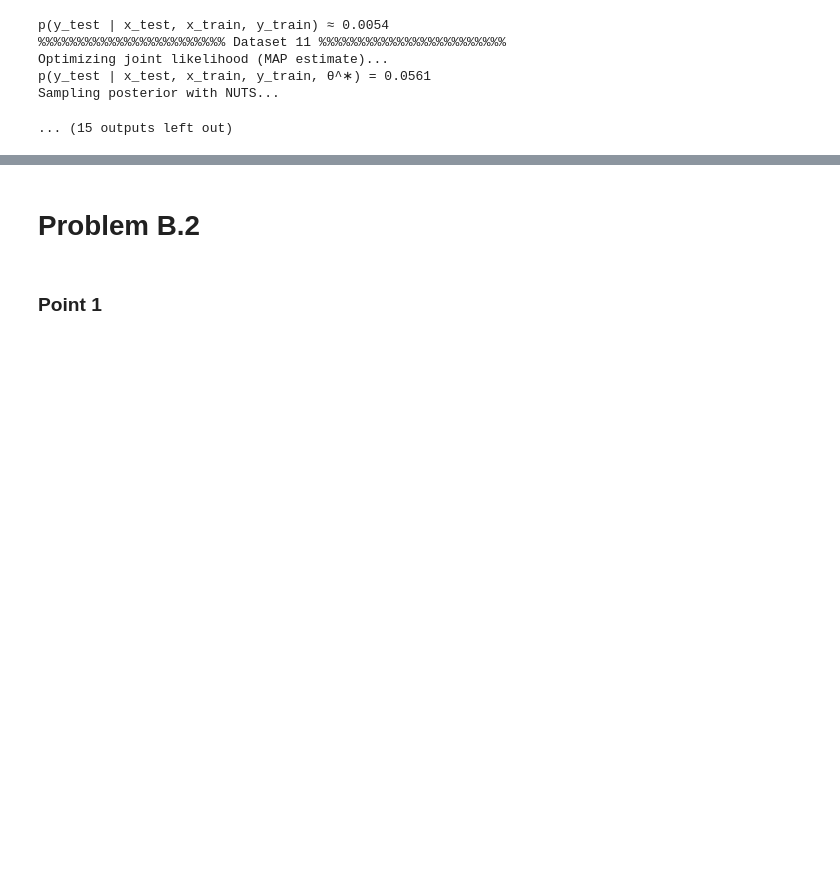
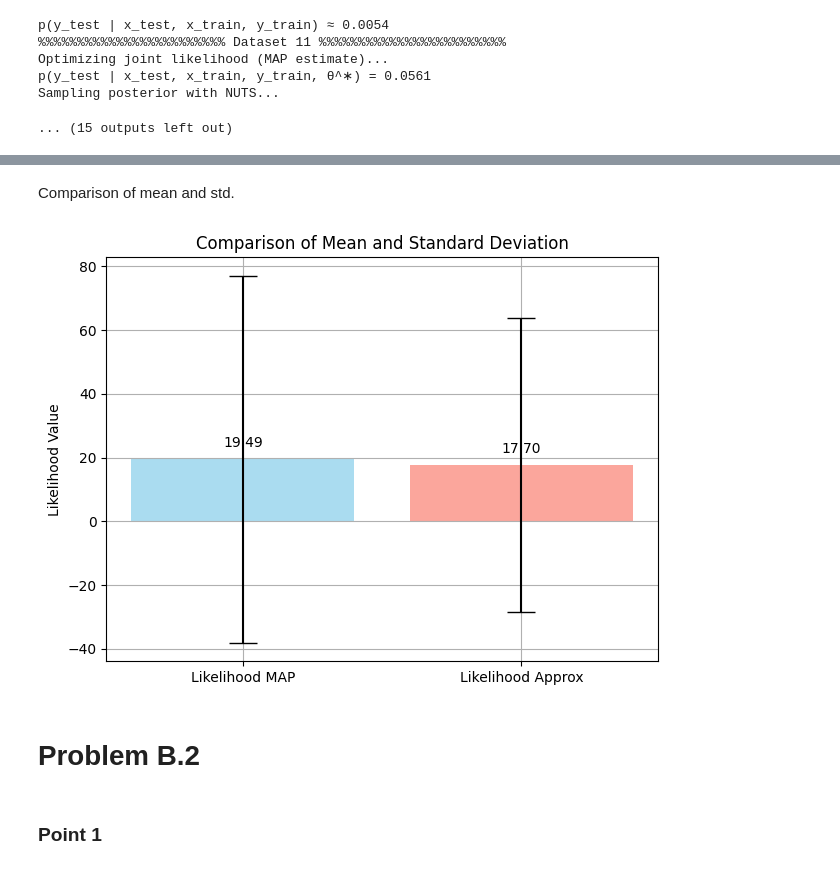
Before and after one commit to GioLombardi/PML-Final-Project, a Jupyter notebook: notebooks/Problem_B.ipynb, the cells around one changed output, grey strips where cells are left out. Saved outputs shown, nothing was run; the diff lists cells and outputs as text; code cells hidden in the pictures; blank space fills up the shorter version.

```diff
--- a/notebooks/Problem_B.ipynb
+++ b/notebooks/Problem_B.ipynb
@@ -775,3 +818,36 @@ Loaded likelihoods_map: [tensor(0.0004, device='cuda:0', requires_grad=True), te
+# %% [markdown]
+Comparison of mean and std.
+# %%
+# Calculate mean and standard deviation
+map_mean = np.mean(likelihoods_map)
+approx_mean = np.mean(likelihoods_approx)
+
+map_std = np.std(likelihoods_map)
+approx_std = np.std(likelihoods_approx)
+
+# Data for plotting
+categories = ['Likelihood MAP', 'Likelihood Approx']
+means = [map_mean, approx_mean]
+stds = [map_std, approx_std]
+
+# Create the bar plot
+plt.figure()
+bars = plt.bar(categories, means, yerr=stds, capsize=10, color=['skyblue', 'salmon'], alpha=0.7)
+
+# Add titles and labels
+plt.ylabel('Likelihood Value')
+plt.title('Comparison of Mean and Standard Deviation')
+
+# Annotate bars with mean values
+for bar, mean in zip(bars, means):
+    yval = bar.get_height()
+    plt.text(bar.get_x() + bar.get_width()/2.0, yval + stds[0]*0.05, f'{mean:.2f}', ha='center', va='bottom')
+
+plt.grid(True)
+plt.tight_layout()
+plt.show()
+# %% [output]
+[figure, added]
 # %% [markdown]
 # Problem B.2
 # %% [markdown]
```
Also changed, not shown: parts of 4 cells of this notebook.
